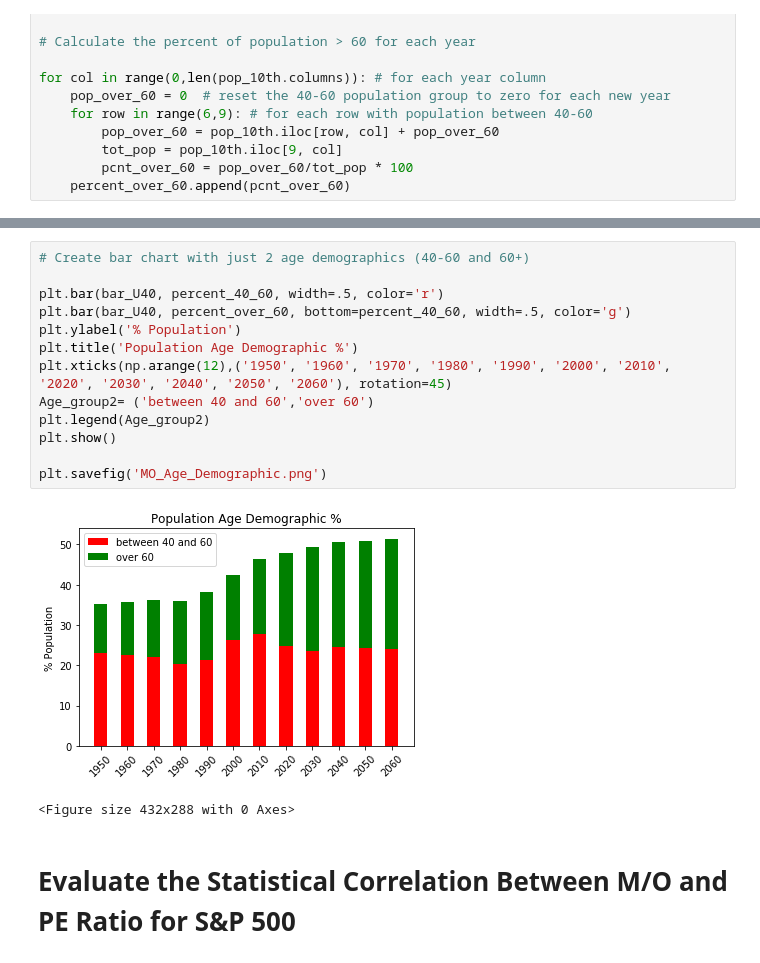
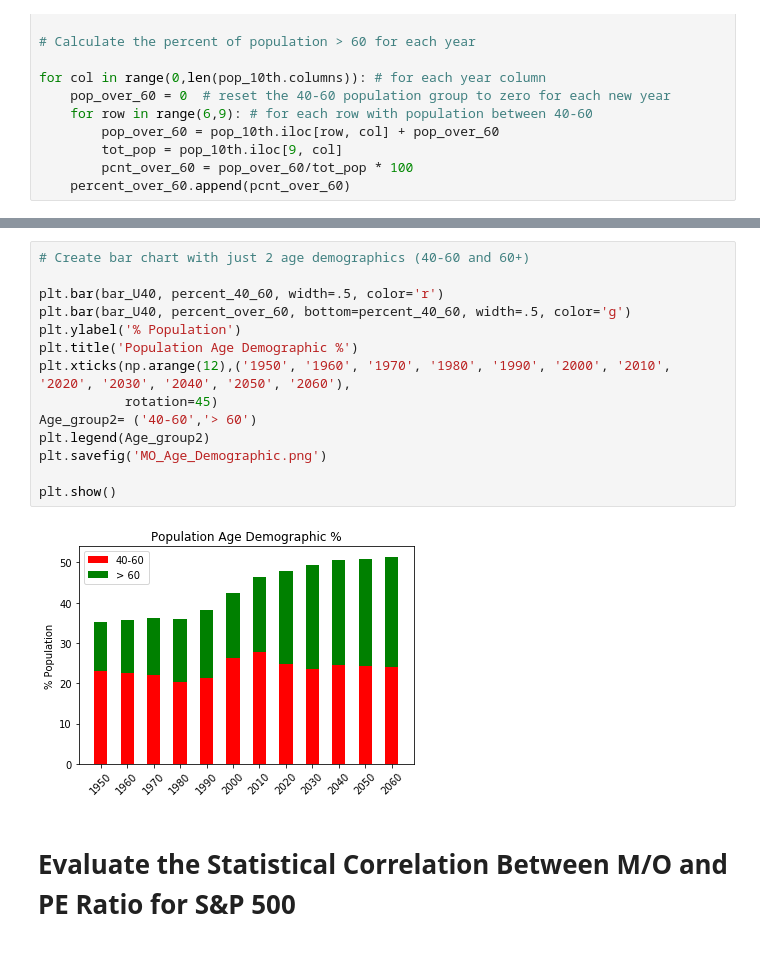
Before and after one commit to hgfowler08/project1, a Jupyter notebook: Aging and Stock Market Prices-Copy1.ipynb, the cells around one changed output, grey strips where cells are left out. Saved outputs shown, nothing was run; the diff lists cells and outputs as text.

```diff
--- a/Aging and Stock Market Prices-Copy1.ipynb
+++ b/Aging and Stock Market Prices-Copy1.ipynb
@@ -163,19 +168,19 @@ plt.savefig('Age_Demographic.png')
 # %%
 # Create bar chart with just 2 age demographics (40-60 and 60+)
 
 plt.bar(bar_U40, percent_40_60, width=.5, color='r')
 plt.bar(bar_U40, percent_over_60, bottom=percent_40_60, width=.5, color='g')
 plt.ylabel('% Population')
 plt.title('Population Age Demographic %')
-plt.xticks(np.arange(12),('1950', '1960', '1970', '1980', '1990', '2000', '2010', '2020', '2030', '2040', '2050', '2060'), rotation=45)
-Age_group2= ('between 40 and 60','over 60')
+plt.xticks(np.arange(12),('1950', '1960', '1970', '1980', '1990', '2000', '2010', '2020', '2030', '2040', '2050', '2060'),
+           rotation=45)
+Age_group2= ('40-60','> 60')
 plt.legend(Age_group2)
+plt.savefig('MO_Age_Demographic.png')
+
 plt.show()
-
-plt.savefig('MO_Age_Demographic.png')
 # %% [output]
-[figure, old version]
+[figure, new version]
-<Figure size 432x288 with 0 Axes>
 # %% [markdown]
 # Evaluate the Statistical Correlation Between M/O and PE Ratio for S&P 500
 # %%
```
Also changed, not shown: parts of 53 cells of this notebook, 2 other files.
